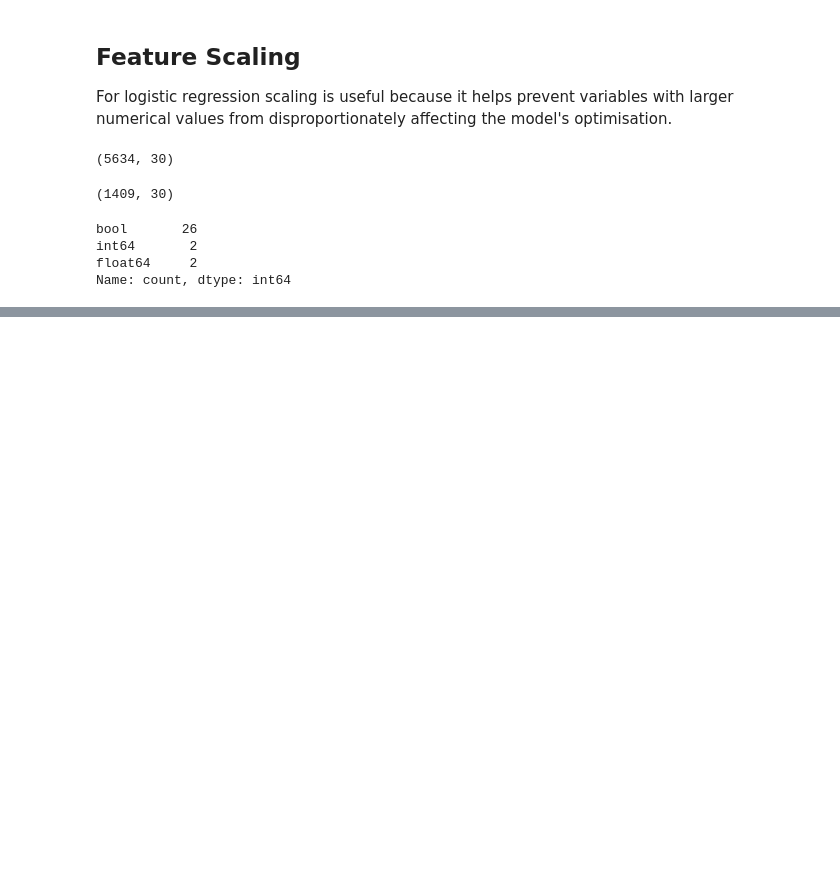
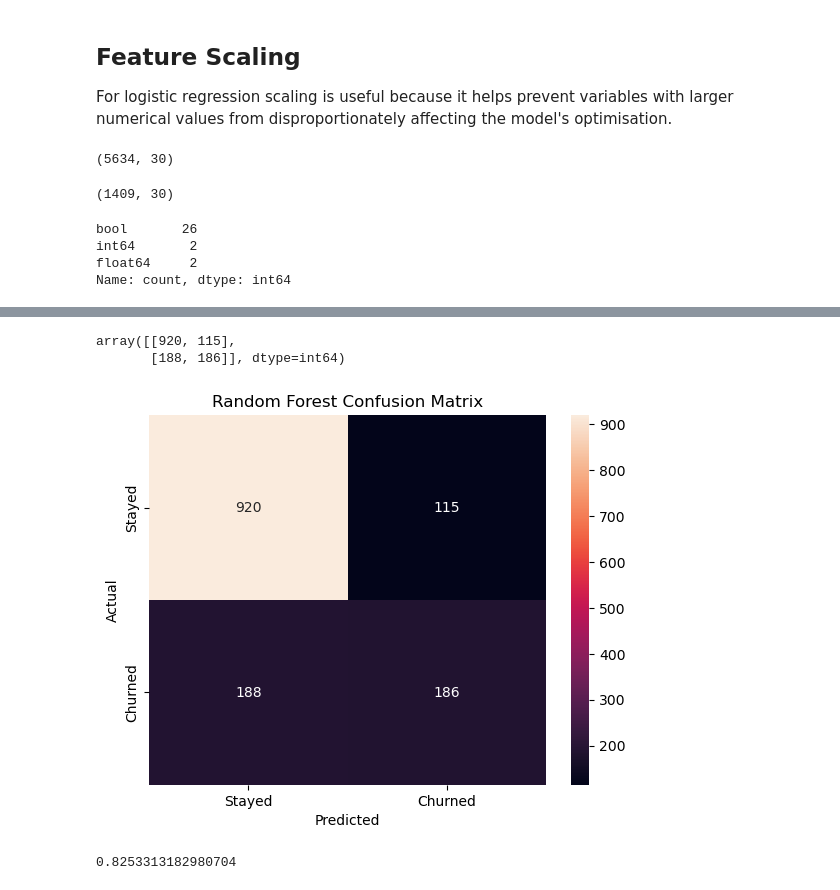
Before and after one commit to Moyo3011/customer-churn-prediction, a Jupyter notebook: customer_churn_analysis.ipynb, the cells around one changed output, grey strips where cells are left out. Saved outputs shown, nothing was run; the diff lists cells and outputs as text; code cells hidden in the pictures; blank space fills up the shorter version.

```diff
--- a/customer_churn_analysis.ipynb
+++ b/customer_churn_analysis.ipynb
@@ -537,0 +763,4 @@ Name: count, dtype: int64
+# %%
+random_forest = RandomForestClassifier(
+    n_estimators=100,
+    random_state=42)
@@ -537,0 +771,2 @@ Name: count, dtype: int64
+# %%
+rf_pred = random_forest.predict(X_test)
@@ -537,0 +835,28 @@ Name: count, dtype: int64
+# %%
+rf_cm = confusion_matrix(y_test, rf_pred)
+
+rf_cm
+# %% [output]
+array([[920, 115],
+       [188, 186]], dtype=int64)
+# %%
+sns.heatmap(
+    rf_cm,
+    annot=True,
+    fmt="d",
+    xticklabels=["Stayed", "Churned"],
+    yticklabels=["Stayed", "Churned"])
+
+plt.xlabel("Predicted")
+plt.ylabel("Actual")
+plt.title("Random Forest Confusion Matrix")
+plt.show()
+# %% [output]
+[figure, added]
+# %%
+rf_roc_auc = roc_auc_score(
+    y_test,
+    rf_pred_proba[:, 1])
+rf_roc_auc
+# %% [output]
+0.8253313182980704
```
Also changed, not shown: parts of 55 cells of this notebook.
